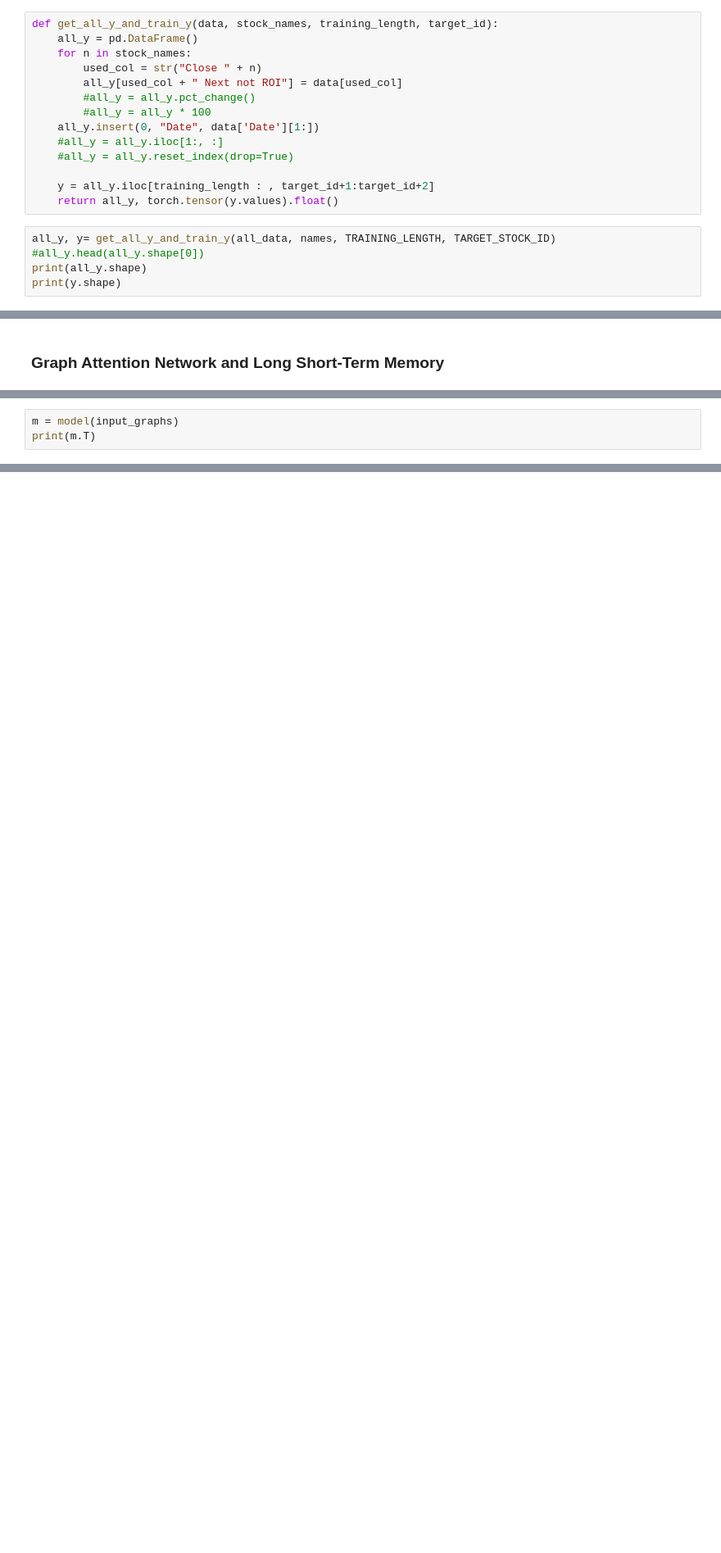
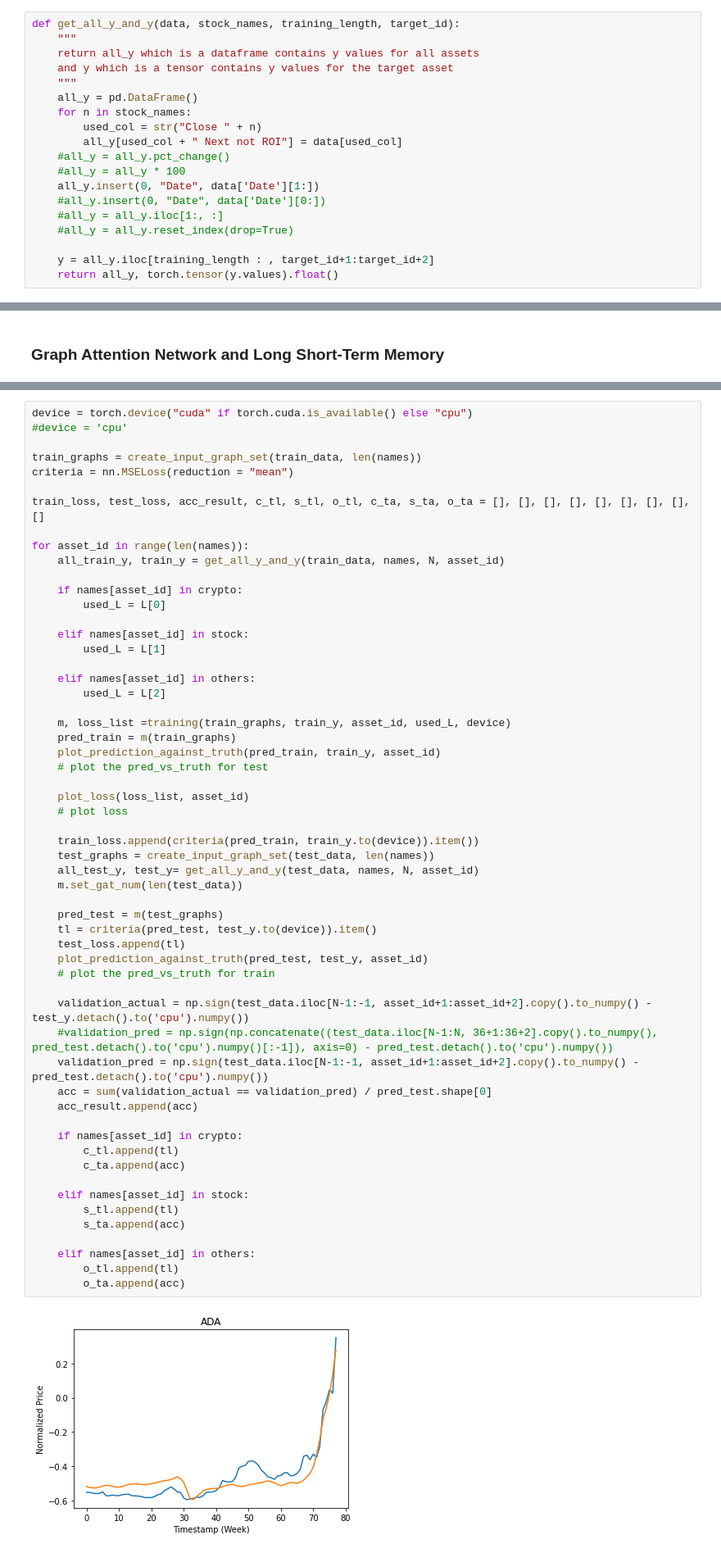
Before and after one commit to ProfiterolePuff/ML_ANN_Crypto_Stock_Prediction, a Jupyter notebook: COMPSCI760PB3.ipynb, the cells around one changed output, grey strips where cells are left out. Shown at 82% size. Cells and saved outputs as stored; diff of their text form; blank space fills up the shorter version.

```diff
--- a/COMPSCI760PB3.ipynb
+++ b/COMPSCI760PB3.ipynb
@@ -122,19 +232,19 @@ print(data_length)
 # %%
-def get_all_y_and_train_y(data, stock_names, training_length, target_id):
+def get_all_y_and_y(data, stock_names, training_length, target_id):
+    """
+    return all_y which is a dataframe contains y values for all assets
+    and y which is a tensor contains y values for the target asset
+    """
     all_y = pd.DataFrame()
     for n in stock_names:
         used_col = str("Close " + n)
         all_y[used_col + " Next not ROI"] = data[used_col]
-        #all_y = all_y.pct_change()
-        #all_y = all_y * 100
+    #all_y = all_y.pct_change()
+    #all_y = all_y * 100
     all_y.insert(0, "Date", data['Date'][1:])
+    #all_y.insert(0, "Date", data['Date'][0:])
     #all_y = all_y.iloc[1:, :]
     #all_y = all_y.reset_index(drop=True)
 
     y = all_y.iloc[training_length : , target_id+1:target_id+2]
     return all_y, torch.tensor(y.values).float()
-# %%
-all_y, y= get_all_y_and_train_y(all_data, names, TRAINING_LENGTH, TARGET_STOCK_ID)
-#all_y.head(all_y.shape[0])
-print(all_y.shape)
-print(y.shape)
@@ -278,3 +346,0 @@ tensor([[-0.7520, -0.7678, -0.7853, -0.8051, -0.8063, -0.8076, -0.8095, -0.8295,
-# %%
-m = model(input_graphs)
-print(m.T)
@@ -315,0 +372,59 @@ print(loss.item())
+# %%
+device = torch.device("cuda" if torch.cuda.is_available() else "cpu")
+#device = 'cpu'
+
+train_graphs = create_input_graph_set(train_data, len(names))
+criteria = nn.MSELoss(reduction = "mean")
+
+train_loss, test_loss, acc_result, c_tl, s_tl, o_tl, c_ta, s_ta, o_ta = [], [], [], [], [], [], [], [], []
+
+for asset_id in range(len(names)):
+    all_train_y, train_y = get_all_y_and_y(train_data, names, N, asset_id)
+
+    if names[asset_id] in crypto:
+        used_L = L[0]
+
+    elif names[asset_id] in stock:
+        used_L = L[1]
+
+    elif names[asset_id] in others:
+        used_L = L[2]
+
+    m, loss_list =training(train_graphs, train_y, asset_id, used_L, device)
+    pred_train = m(train_graphs)
+    plot_prediction_against_truth(pred_train, train_y, asset_id)
+    # plot the pred_vs_truth for test
+
+    plot_loss(loss_list, asset_id)
+    # plot loss
+
+    train_loss.append(criteria(pred_train, train_y.to(device)).item())
+    test_graphs = create_input_graph_set(test_data, len(names))
+    all_test_y, test_y= get_all_y_and_y(test_data, names, N, asset_id)
+    m.set_gat_num(len(test_data))
+
+    pred_test = m(test_graphs)
+    tl = criteria(pred_test, test_y.to(device)).item()
+    test_loss.append(tl)
+    plot_prediction_against_truth(pred_test, test_y, asset_id)
+    # plot the pred_vs_truth for train
+
+    validation_actual = np.sign(test_data.iloc[N-1:-1, asset_id+1:asset_id+2].copy().to_numpy() - test_y.detach().to('cpu').numpy())
+    #validation_pred = np.sign(np.concatenate((test_data.iloc[N-1:N, 36+1:36+2].copy().to_numpy(), pred_test.detach().to('cpu').numpy()[:-1]), axis=0) - pred_test.detach().to('cpu').numpy())
+    validation_pred = np.sign(test_data.iloc[N-1:-1, asset_id+1:asset_id+2].copy().to_numpy() - pred_test.detach().to('cpu').numpy())
+    acc = sum(validation_actual == validation_pred) / pred_test.shape[0]
+    acc_result.append(acc)
+
+    if names[asset_id] in crypto:
+        c_tl.append(tl)
+        c_ta.append(acc)
+
+    elif names[asset_id] in stock:
+        s_tl.append(tl)
+        s_ta.append(acc)
+
+    elif names[asset_id] in others:
+        o_tl.append(tl)
+        o_ta.append(acc)
+# %% [output]
+[figure, added]
```
Also changed, not shown: parts of 42 cells of this notebook.
